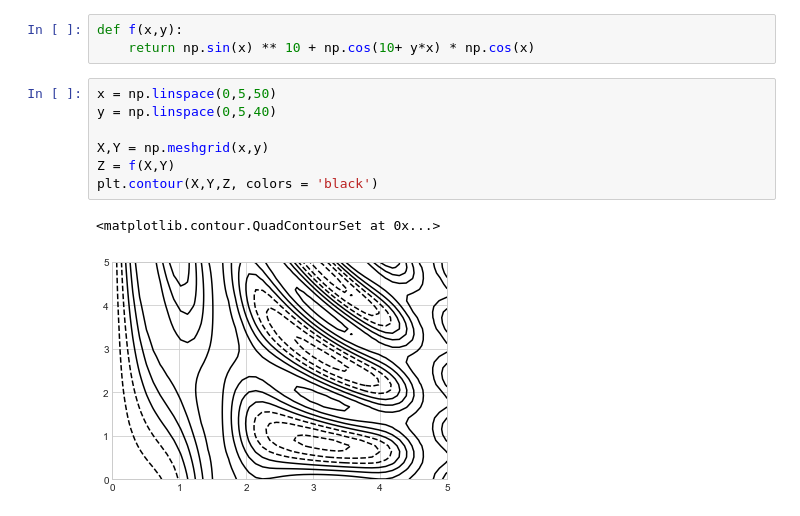
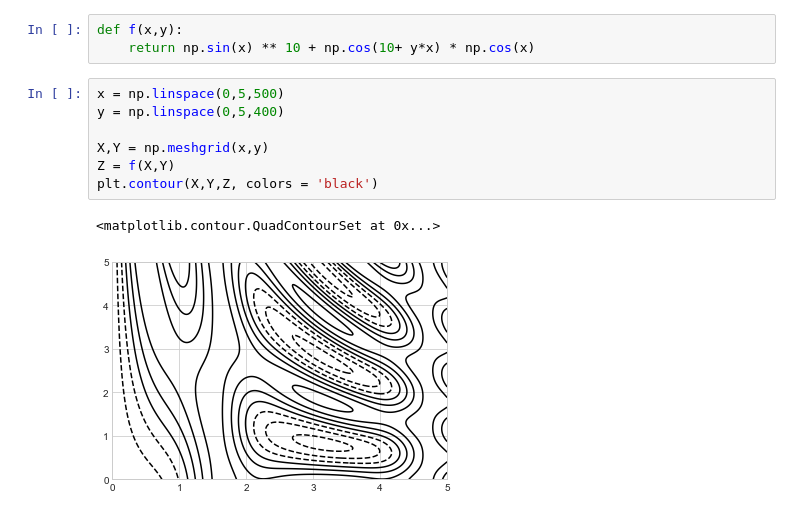
Before and after one commit to SpIIIII/jupyter-repo, a Jupyter notebook: Python Data Science Cookbook/Main.ipynb, the cells around one changed output. Cells and saved outputs as stored; diff of their text form.

```diff
--- a/Python Data Science Cookbook/Main.ipynb
+++ b/Python Data Science Cookbook/Main.ipynb
@@ -591,12 +591,12 @@ plt.xlim(0,10)
 def f(x,y):
     return np.sin(x) ** 10 + np.cos(10+ y*x) * np.cos(x)
 # %%
-x = np.linspace(0,5,50)
-y = np.linspace(0,5,40)
+x = np.linspace(0,5,500)
+y = np.linspace(0,5,400)
 
 X,Y = np.meshgrid(x,y)
 Z = f(X,Y)
 plt.contour(X,Y,Z, colors = 'black')
 # %% [output]
 <matplotlib.contour.QuadContourSet at 0x...>
-[figure, old version]
+[figure, new version]
```
Also changed, not shown: parts of 7 cells of this notebook, 1 other file.
